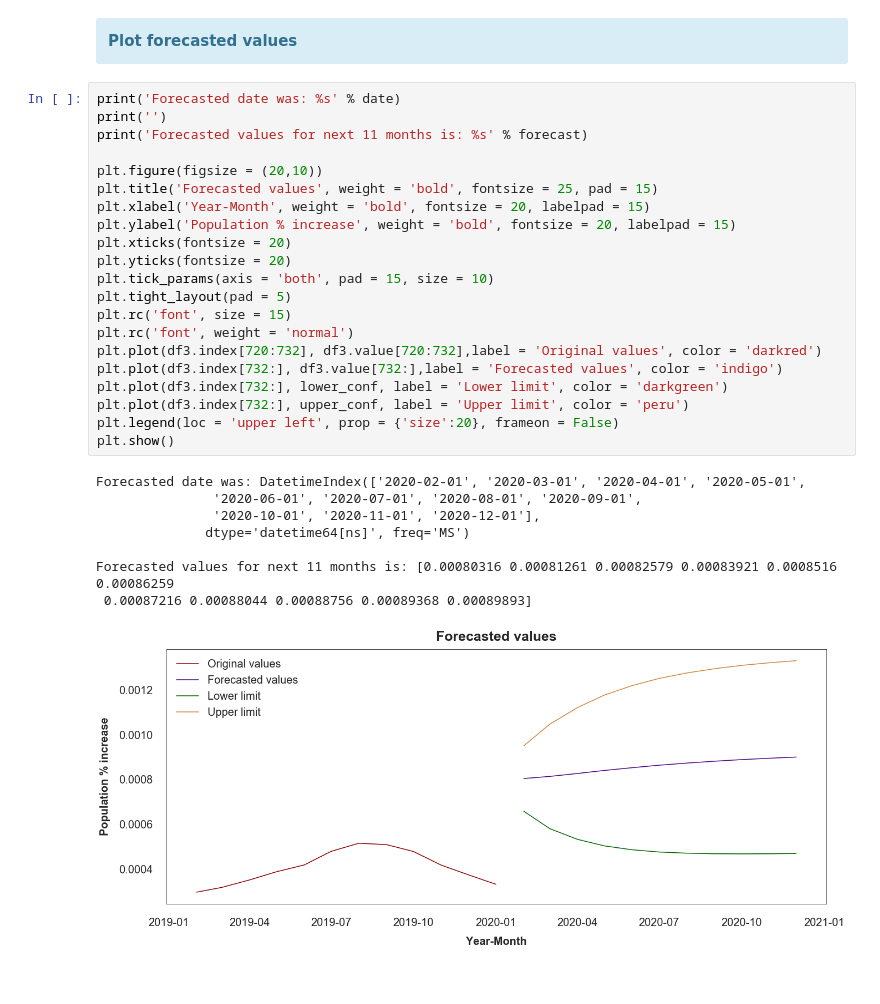
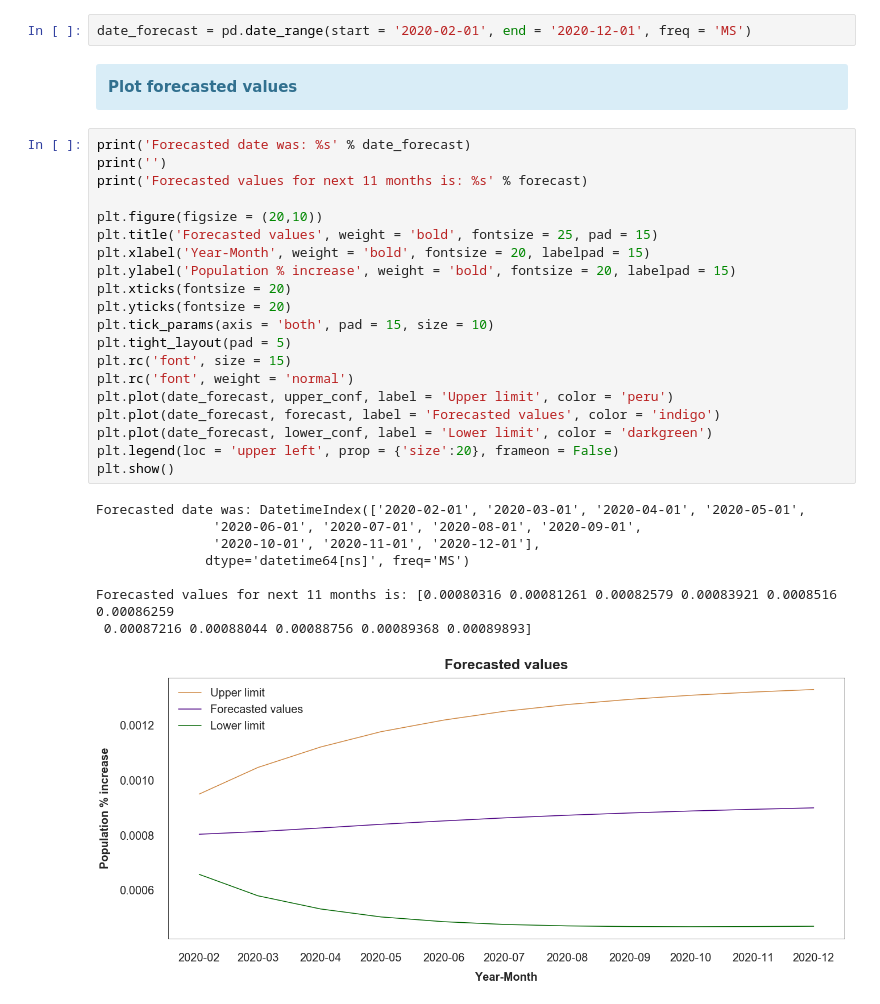
Before and after one commit to Pedro-Ivo/Population_Time_Series, a Jupyter notebook: United States population growth.ipynb, the cells around one changed output. Cells and saved outputs as stored; diff of their text form.

```diff
--- a/United States population growth.ipynb
+++ b/United States population growth.ipynb
@@ -386,34 +362,35 @@ df3
+# %%
+date_forecast = pd.date_range(start = '2020-02-01', end = '2020-12-01', freq = 'MS')
 # %% [markdown]
 <div class="alert alert-block alert-info">
 <b>Plot forecasted values</b>
 </div>
 # %%
-print('Forecasted date was: %s' % date)
+print('Forecasted date was: %s' % date_forecast)
 print('')
 print('Forecasted values for next 11 months is: %s' % forecast)
 
 plt.figure(figsize = (20,10))
 plt.title('Forecasted values', weight = 'bold', fontsize = 25, pad = 15)
 plt.xlabel('Year-Month', weight = 'bold', fontsize = 20, labelpad = 15)
 plt.ylabel('Population % increase', weight = 'bold', fontsize = 20, labelpad = 15)
 plt.xticks(fontsize = 20)
 plt.yticks(fontsize = 20)
 plt.tick_params(axis = 'both', pad = 15, size = 10)
 plt.tight_layout(pad = 5)
 plt.rc('font', size = 15)
 plt.rc('font', weight = 'normal')
-plt.plot(df3.index[720:732], df3.value[720:732],label = 'Original values', color = 'darkred')
-plt.plot(df3.index[732:], df3.value[732:],label = 'Forecasted values', color = 'indigo')
-plt.plot(df3.index[732:], lower_conf, label = 'Lower limit', color = 'darkgreen')
-plt.plot(df3.index[732:], upper_conf, label = 'Upper limit', color = 'peru')
+plt.plot(date_forecast, upper_conf, label = 'Upper limit', color = 'peru')
+plt.plot(date_forecast, forecast, label = 'Forecasted values', color = 'indigo')
+plt.plot(date_forecast, lower_conf, label = 'Lower limit', color = 'darkgreen')
 plt.legend(loc = 'upper left', prop = {'size':20}, frameon = False)
 plt.show()
 # %% [output]
 Forecasted date was: DatetimeIndex(['2020-02-01', '2020-03-01', '2020-04-01', '2020-05-01',
                '2020-06-01', '2020-07-01', '2020-08-01', '2020-09-01',
                '2020-10-01', '2020-11-01', '2020-12-01'],
               dtype='datetime64[ns]', freq='MS')
 
 Forecasted values for next 11 months is: [0.00080316 0.00081261 0.00082579 0.00083921 0.0008516  0.00086259
  0.00087216 0.00088044 0.00088756 0.00089368 0.00089893]
-[figure, old version]
+[figure, new version]
```
Also changed, not shown: parts of 2 cells of this notebook.
